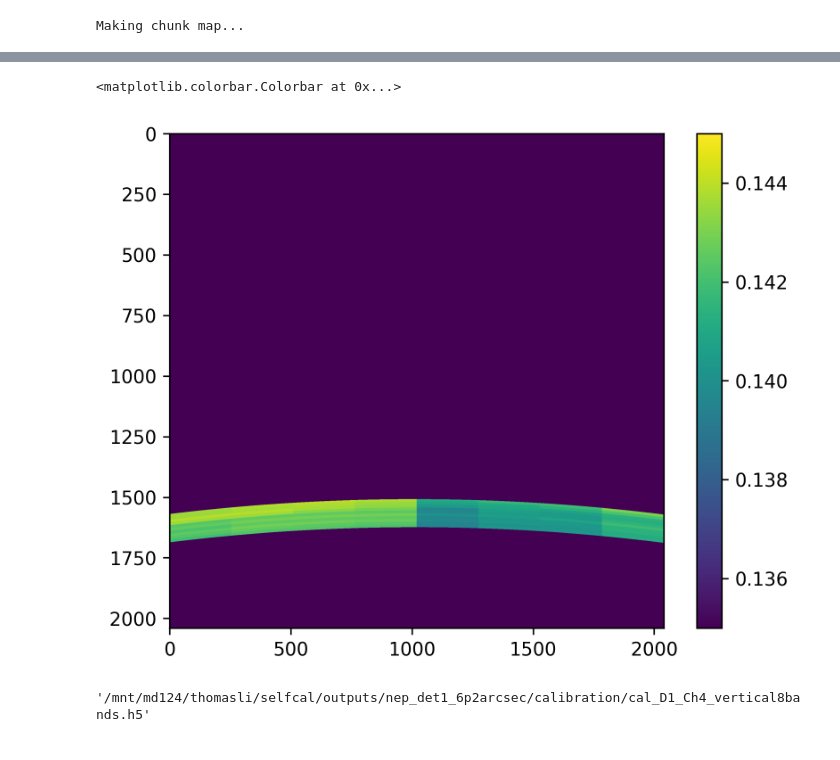
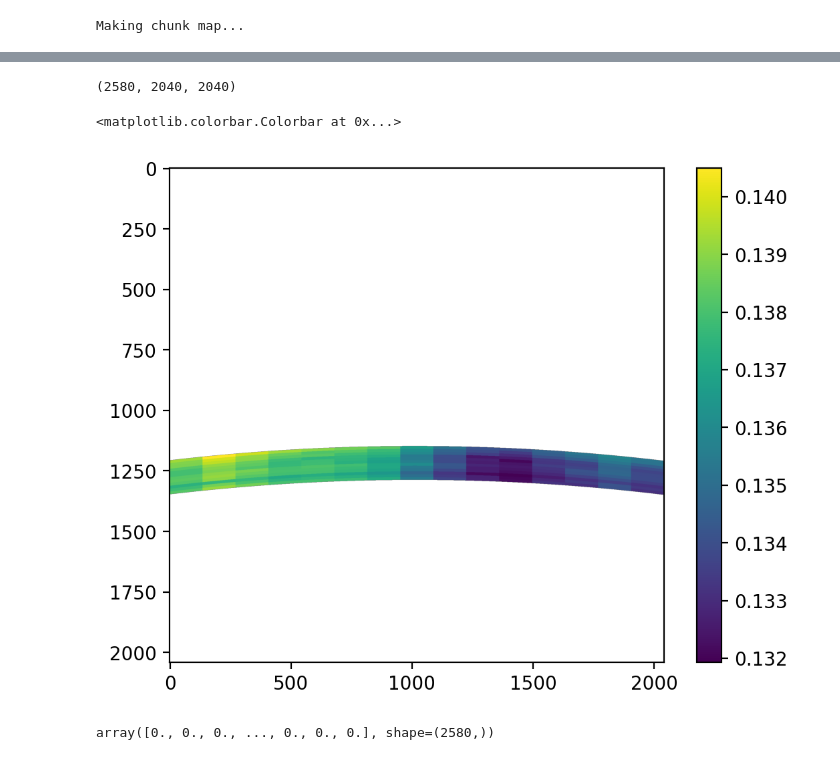
Before and after one commit to ThomasLiii/PySelfCal, a Jupyter notebook: make_mosaics.ipynb, the cells around one changed output, grey strips where cells are left out. Saved outputs shown, nothing was run; the diff lists cells and outputs as text; code cells hidden in the pictures.

```diff
--- a/make_mosaics.ipynb
+++ b/make_mosaics.ipynb
@@ -61,5 +102,3 @@ for band in range(num_bands):
-# %%
-det_valid_mask = chunk_valid_mask1[chunk_map1]
 # %%
 cc = PipelineWrapper.Calibrator(config)
 cc.setup_lsqr(
@@ -80,3 +164,3 @@ LSQR setup completed in 351.65 seconds.
 # %%
-cc.apply_lsqr(x0=None, atol=1e-06, btol=1e-06, damp=1e-3, iter_lim=400)
+cc.apply_lsqr(x0=None, atol=1e-06, btol=1e-06, damp=1e-3, iter_lim=200)
 # %% [output]
@@ -116,4 +187,0 @@ chunk_cube.shape
-# %%
-for i in range(1, len(chunk_valid_mask1)+1):
-    if i not in np.unique(chunk_map1):
-        print(i)
@@ -122,3 +192,3 @@ KeyboardInterrupt:
 # %%
-chunk_cube = np.array([chunk_map1 == i for i in np.unique(chunk_map1)])
+chunk_cube = np.array([det_chunk_map == i for i in tqdm(np.arange(np.max(det_chunk_map)+1))])
 mean_offset_map = np.einsum('i,ijk->jk', cc.O.mean(axis=0), chunk_cube)
@@ -126,0 +195,4 @@ crop_offset_map = mean_offset_map * det_valid_mask
+# %%
+chunk_cube.shape
+# %% [output]
+(2580, 2040, 2040)
@@ -127,13 +201,13 @@ crop_offset_map = mean_offset_map * det_valid_mask
 # %%
 from SelfCal.MapHelper import bin2d_cv
 # %%
-plt.imshow(bin2d_cv(crop_offset_map, 2), vmin=0.135, vmax=0.145)
+plt.imshow(np.where(det_valid_mask, mean_offset_map, np.nan))
 # plt.ylim(3000, 3500)
 plt.colorbar()
 # %% [output]
 <matplotlib.colorbar.Colorbar at 0x...>
-[figure, old version]
+[figure, new version]
-# %%
-cal_path
-# %% [output]
-'/mnt/md124/thomasli/selfcal/outputs/nep_det1_6p2arcsec/calibration/cal_D1_Ch4_vertical8bands.h5'
+# %%
+chunk_valid_mask
+# %% [output]
+array([0., 0., 0., ..., 0., 0., 0.], shape=(2580,))
```
Also changed, not shown: parts of 32 cells of this notebook, 10 other files.
